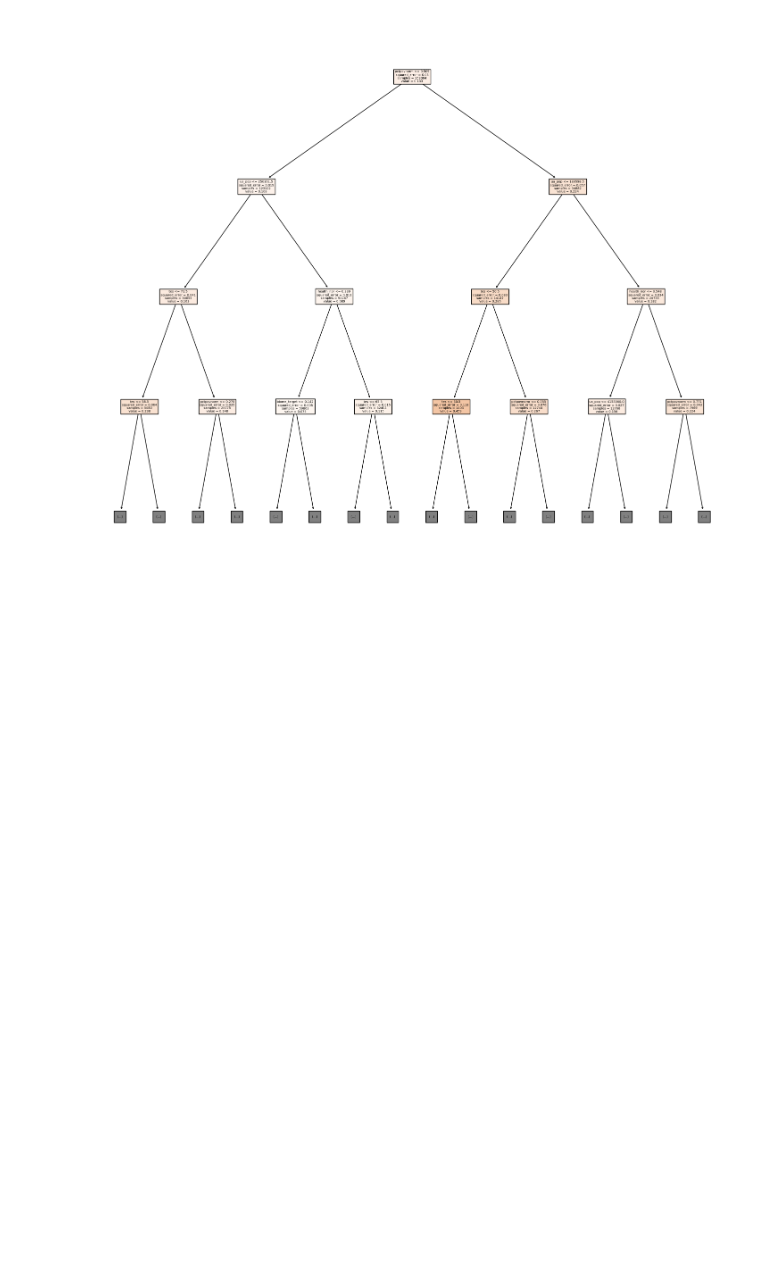
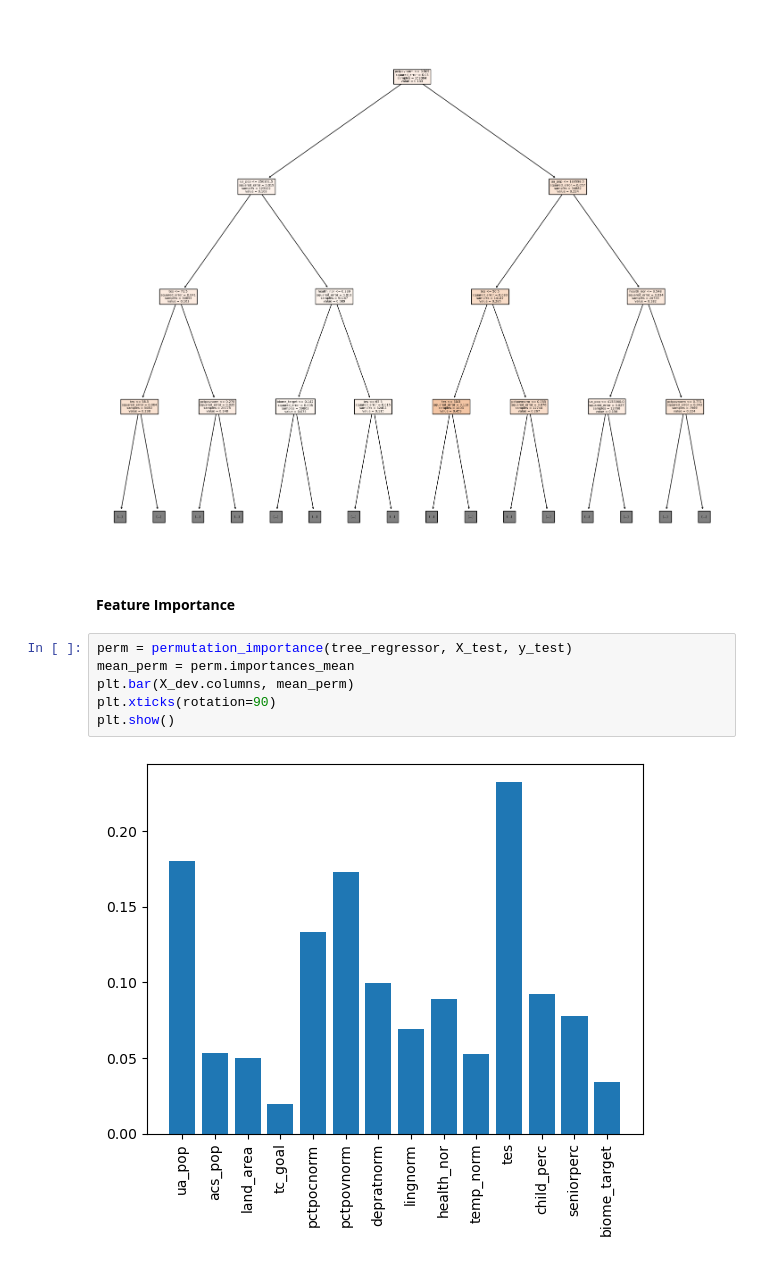
Before and after one commit to apumaparna/AML-project-code, a Jupyter notebook: decisiontree.ipynb, the cells around one changed output. Saved outputs shown, nothing was run; the diff lists cells and outputs as text; blank space fills up the shorter version.

```diff
--- a/decisiontree.ipynb
+++ b/decisiontree.ipynb
@@ -42,3 +47,13 @@ plot_tree(tree_regressor, filled=True, feature_names = list(X_dev.columns), max_
 plt.show()
 # %% [output]
 [figure]
+# %% [markdown]
+__Feature Importance__
+# %%
+perm = permutation_importance(tree_regressor, X_test, y_test)
+mean_perm = perm.importances_mean
+plt.bar(X_dev.columns, mean_perm)
+plt.xticks(rotation=90)
+plt.show()
+# %% [output]
+[figure, added]
```
Also changed, not shown: parts of 3 cells of this notebook.
